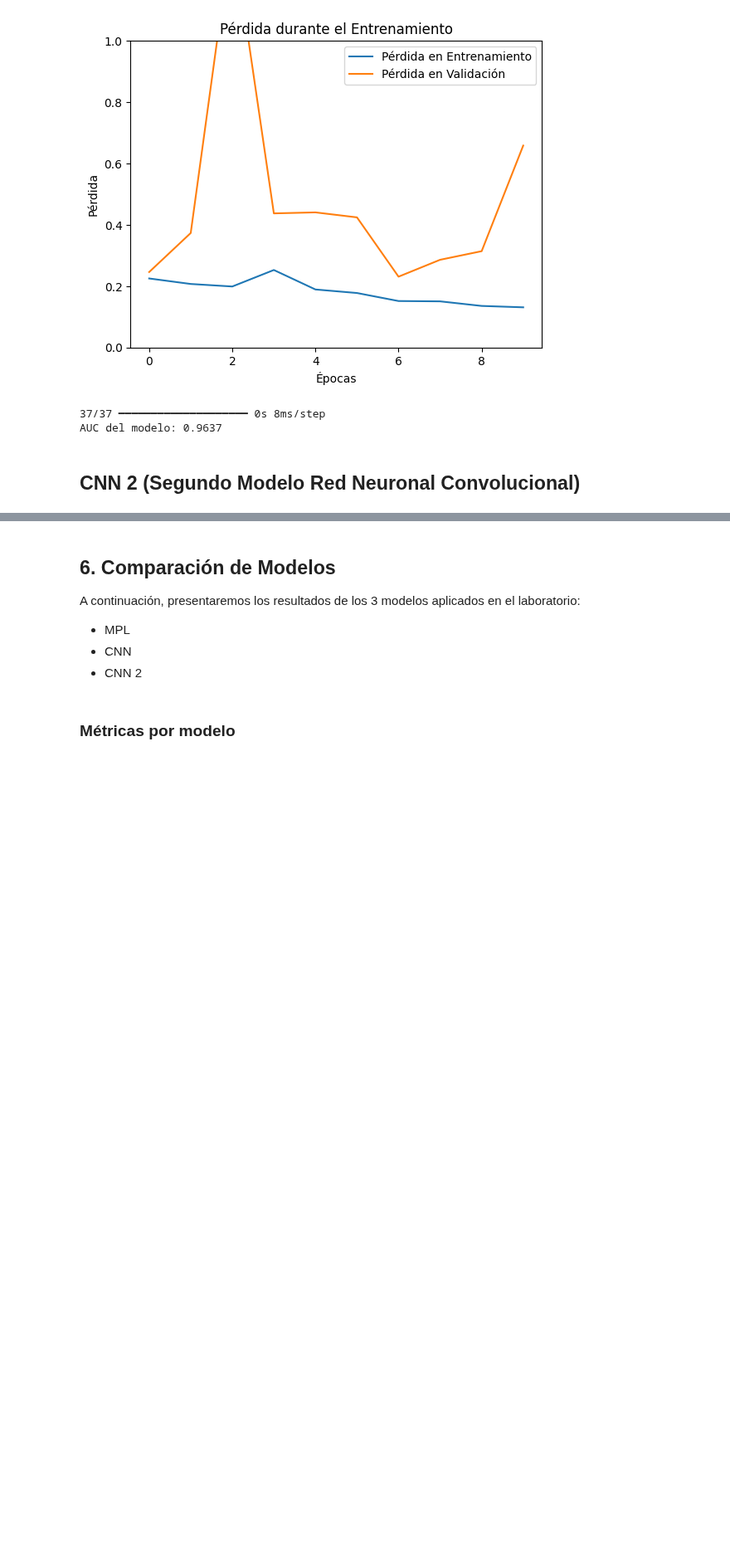
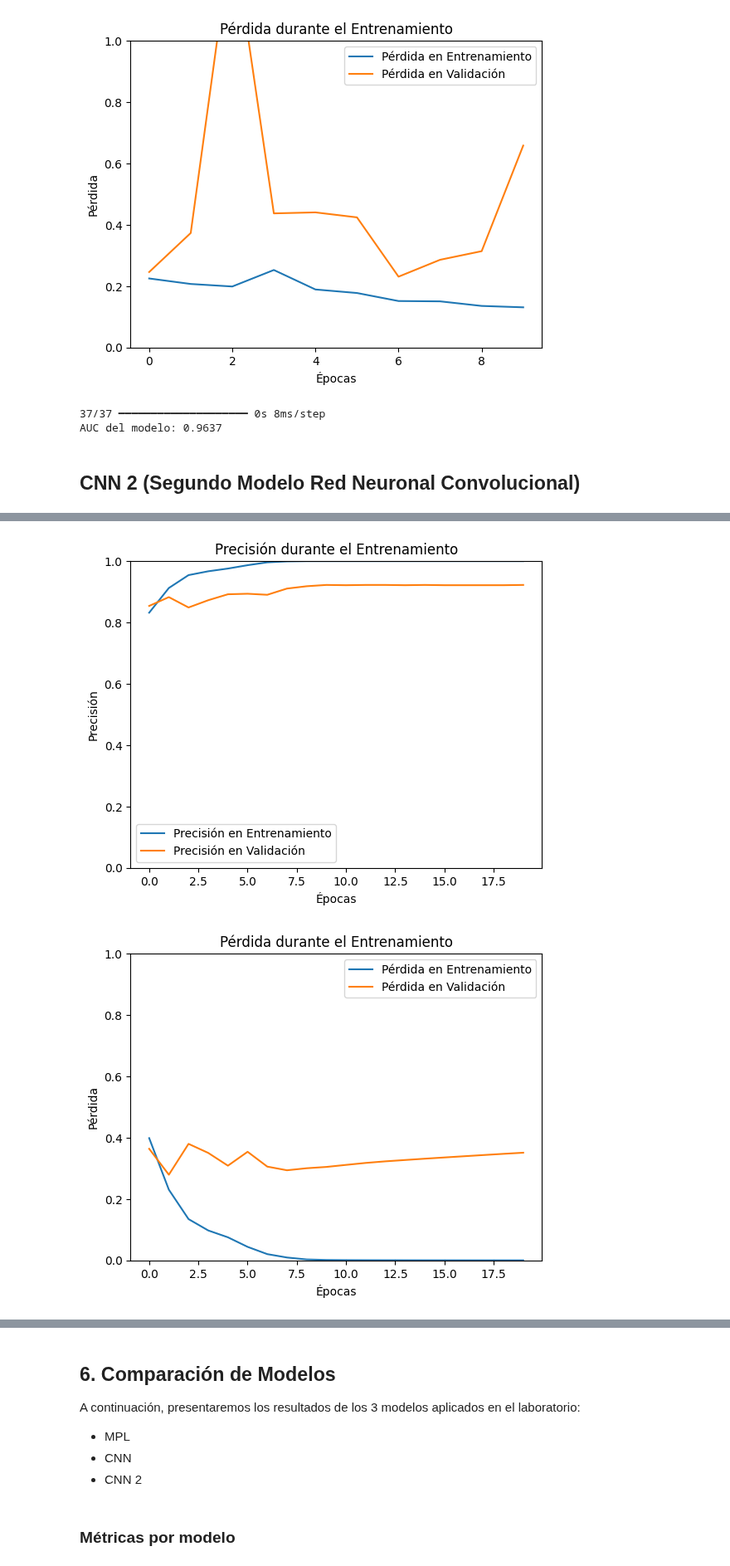
Before and after one commit to DiegoLeonG96/Tarea2_MLA, a Jupyter notebook: Tarea_2_MLA.ipynb, the cells around one changed output, grey strips where cells are left out. Shown at 83% size. Cells and saved outputs as stored; diff of their text form; code cells hidden in the pictures; blank space fills up the shorter version.

Commit message:
CNN 2: Se añaden gráficos de precisión y pérdida. Se añade métrica AUC.

```diff
--- a/Tarea_2_MLA.ipynb
+++ b/Tarea_2_MLA.ipynb
@@ -458,5 +458,30 @@ train_acc2 = model_cnn2.evaluate(X_train, y_train, batch_size=32)[1]
 test_acc2 = model_cnn2.evaluate(X_test, y_test, batch_size=32)[1]
 print(f'Training accuracy (model_cnn2): {train_acc2:.2f}')
 print(f'Test accuracy (model_cnn2): {test_acc2:.2f}')
+
+# Graficamos la precisión
+plt.plot(history2.history['accuracy'], label='Precisión en Entrenamiento')
+plt.plot(history2.history['val_accuracy'], label='Precisión en Validación')
+plt.xlabel('Épocas')
+plt.ylabel('Precisión')
+plt.ylim(0, 1)
+plt.legend()
+plt.title('Precisión durante el Entrenamiento')
+plt.show()
+
+# Graficamos la pérdida
+plt.plot(history2.history['loss'], label='Pérdida en Entrenamiento')
+plt.plot(history2.history['val_loss'], label='Pérdida en Validación')
+plt.xlabel('Épocas')
+plt.ylabel('Pérdida')
+plt.ylim(0, 1)
+plt.legend()
+plt.title('Pérdida durante el Entrenamiento')
+plt.show()
+
+# Evaluamos el modelo con AUC
+y_pred_prob = model_cnn2.predict(X_test)
+auc = roc_auc_score(y_test, y_pred_prob)
+print(f"AUC del modelo: {auc:.4f}")
 # %% [output]
 Epoch 1/20
@@ -478,0 +504,2 @@ Test accuracy (model_cnn2): 0.93
+[figure, added]
+[figure, added]
```
Also changed, not shown: parts of 1 cell of this notebook.
